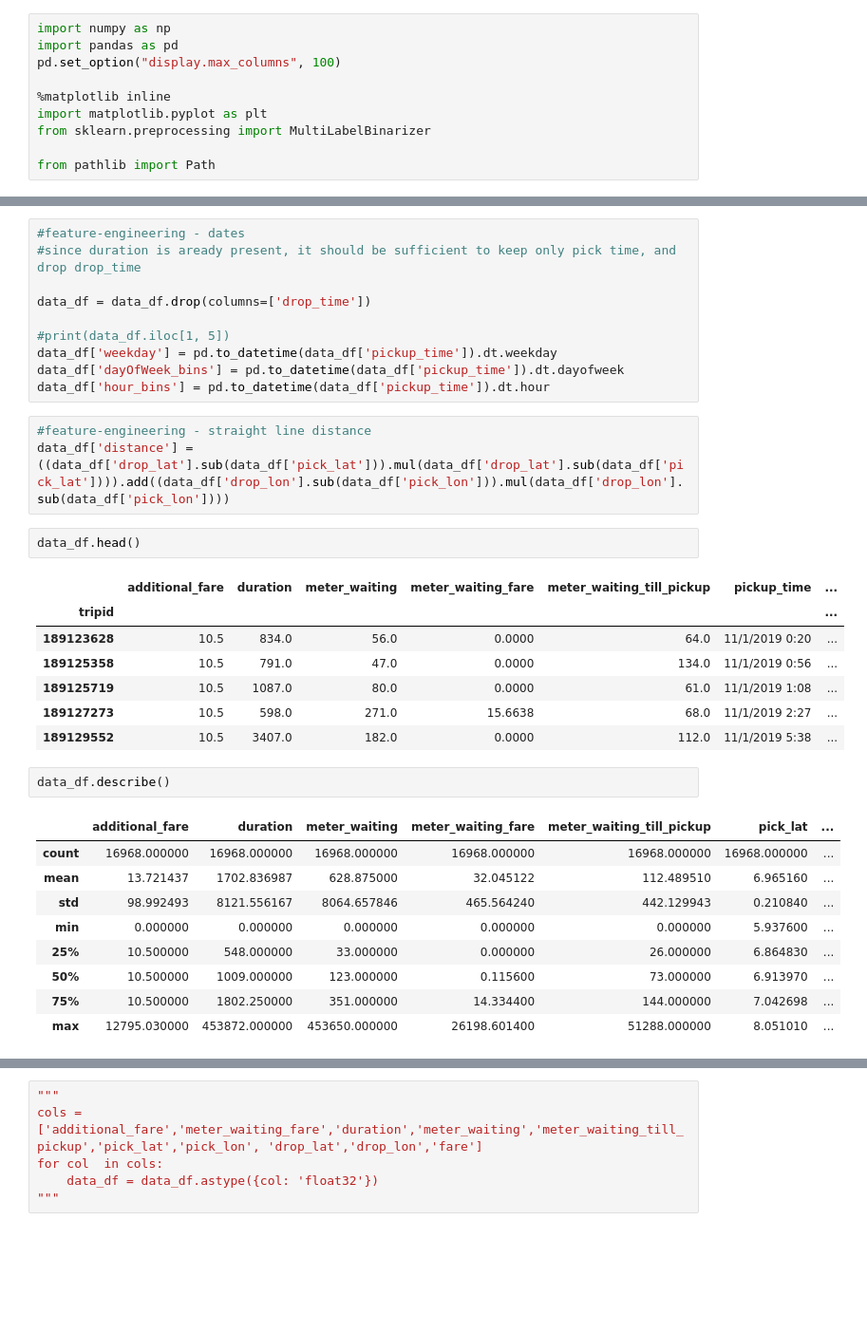
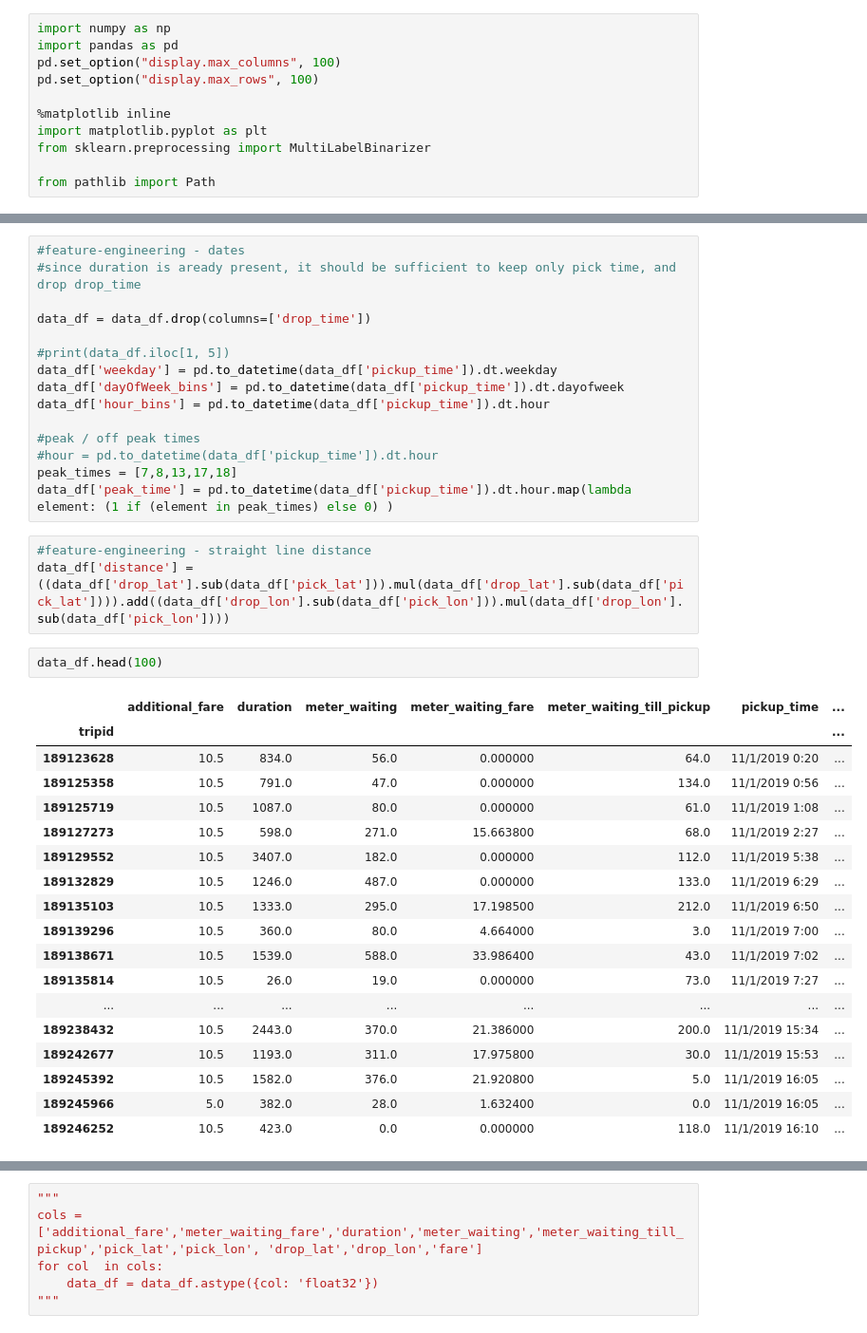
Before and after one commit to haritha-j/ride-hailing-fare-prediction, a Jupyter notebook: mlProject.ipynb, the cells around one changed output, grey strips where cells are left out. Shown at 95% size. Cells and saved outputs as stored; diff of their text form; blank space fills up the shorter version.

Commit message:
add peak times

```diff
--- a/mlProject.ipynb
+++ b/mlProject.ipynb
@@ -2,6 +2,7 @@
 import numpy as np
 import pandas as pd
 pd.set_option("display.max_columns", 100)
+pd.set_option("display.max_rows", 100)
 
 %matplotlib inline
 import matplotlib.pyplot as plt
@@ -173,28 +177,32 @@ data_df = data_df.drop(columns=['drop_time'])
 data_df['weekday'] = pd.to_datetime(data_df['pickup_time']).dt.weekday
 data_df['dayOfWeek_bins'] = pd.to_datetime(data_df['pickup_time']).dt.dayofweek
 data_df['hour_bins'] = pd.to_datetime(data_df['pickup_time']).dt.hour
+
+#peak / off peak times
+#hour = pd.to_datetime(data_df['pickup_time']).dt.hour
+peak_times = [7,8,13,17,18]
+data_df['peak_time'] = pd.to_datetime(data_df['pickup_time']).dt.hour.map(lambda element: (1 if (element in peak_times) else 0) )
 # %%
 #feature-engineering - straight line distance
 data_df['distance'] = ((data_df['drop_lat'].sub(data_df['pick_lat'])).mul(data_df['drop_lat'].sub(data_df['pick_lat']))).add((data_df['drop_lon'].sub(data_df['pick_lon'])).mul(data_df['drop_lon'].sub(data_df['pick_lon'])))
 # %%
-data_df.head()
+data_df.head(100)
 # %% [output]
 |  | additional_fare | duration | meter_waiting | meter_waiting_fare | meter_waiting_till_pickup | pickup_time | ... |
 | tripid |  |  |  |  |  |  | ... |
-| 189123628 | 10.5 | 834.0 | 56.0 | 0.0000 | 64.0 | 11/1/2019 0:20 | ... |
-| 189125358 | 10.5 | 791.0 | 47.0 | 0.0000 | 134.0 | 11/1/2019 0:56 | ... |
-| 189125719 | 10.5 | 1087.0 | 80.0 | 0.0000 | 61.0 | 11/1/2019 1:08 | ... |
-| 189127273 | 10.5 | 598.0 | 271.0 | 15.6638 | 68.0 | 11/1/2019 2:27 | ... |
-| 189129552 | 10.5 | 3407.0 | 182.0 | 0.0000 | 112.0 | 11/1/2019 5:38 | ... |
+| 189123628 | 10.5 | 834.0 | 56.0 | 0.000000 | 64.0 | 11/1/2019 0:20 | ... |
+| 189125358 | 10.5 | 791.0 | 47.0 | 0.000000 | 134.0 | 11/1/2019 0:56 | ... |
+| 189125719 | 10.5 | 1087.0 | 80.0 | 0.000000 | 61.0 | 11/1/2019 1:08 | ... |
+| 189127273 | 10.5 | 598.0 | 271.0 | 15.663800 | 68.0 | 11/1/2019 2:27 | ... |
+| 189129552 | 10.5 | 3407.0 | 182.0 | 0.000000 | 112.0 | 11/1/2019 5:38 | ... |
+| 189132829 | 10.5 | 1246.0 | 487.0 | 0.000000 | 133.0 | 11/1/2019 6:29 | ... |
+| 189135103 | 10.5 | 1333.0 | 295.0 | 17.198500 | 212.0 | 11/1/2019 6:50 | ... |
+| 189139296 | 10.5 | 360.0 | 80.0 | 4.664000 | 3.0 | 11/1/2019 7:00 | ... |
+| 189138671 | 10.5 | 1539.0 | 588.0 | 33.986400 | 43.0 | 11/1/2019 7:02 | ... |
+| 189135814 | 10.5 | 26.0 | 19.0 | 0.000000 | 73.0 | 11/1/2019 7:27 | ... |
+| ... | ... | ... | ... | ... | ... | ... | ... |
+| 189238432 | 10.5 | 2443.0 | 370.0 | 21.386000 | 200.0 | 11/1/2019 15:34 | ... |
+| 189242677 | 10.5 | 1193.0 | 311.0 | 17.975800 | 30.0 | 11/1/2019 15:53 | ... |
+| 189245392 | 10.5 | 1582.0 | 376.0 | 21.920800 | 5.0 | 11/1/2019 16:05 | ... |
+| 189245966 | 5.0 | 382.0 | 28.0 | 1.632400 | 0.0 | 11/1/2019 16:05 | ... |
+| 189246252 | 10.5 | 423.0 | 0.0 | 0.000000 | 118.0 | 11/1/2019 16:10 | ... |
-# %%
-data_df.describe()
-# %% [output]
-|  | additional_fare | duration | meter_waiting | meter_waiting_fare | meter_waiting_till_pickup | pick_lat | ... |
-| count | 16968.000000 | 16968.000000 | 16968.000000 | 16968.000000 | 16968.000000 | 16968.000000 | ... |
-| mean | 13.721437 | 1702.836987 | 628.875000 | 32.045122 | 112.489510 | 6.965160 | ... |
-| std | 98.992493 | 8121.556167 | 8064.657846 | 465.564240 | 442.129943 | 0.210840 | ... |
-| min | 0.000000 | 0.000000 | 0.000000 | 0.000000 | 0.000000 | 5.937600 | ... |
-| 25% | 10.500000 | 548.000000 | 33.000000 | 0.000000 | 26.000000 | 6.864830 | ... |
-| 50% | 10.500000 | 1009.000000 | 123.000000 | 0.115600 | 73.000000 | 6.913970 | ... |
-| 75% | 10.500000 | 1802.250000 | 351.000000 | 14.334400 | 144.000000 | 7.042698 | ... |
-| max | 12795.030000 | 453872.000000 | 453650.000000 | 26198.601400 | 51288.000000 | 8.051010 | ... |
```
Also changed, not shown: parts of 7 cells of this notebook, 1 other file.
